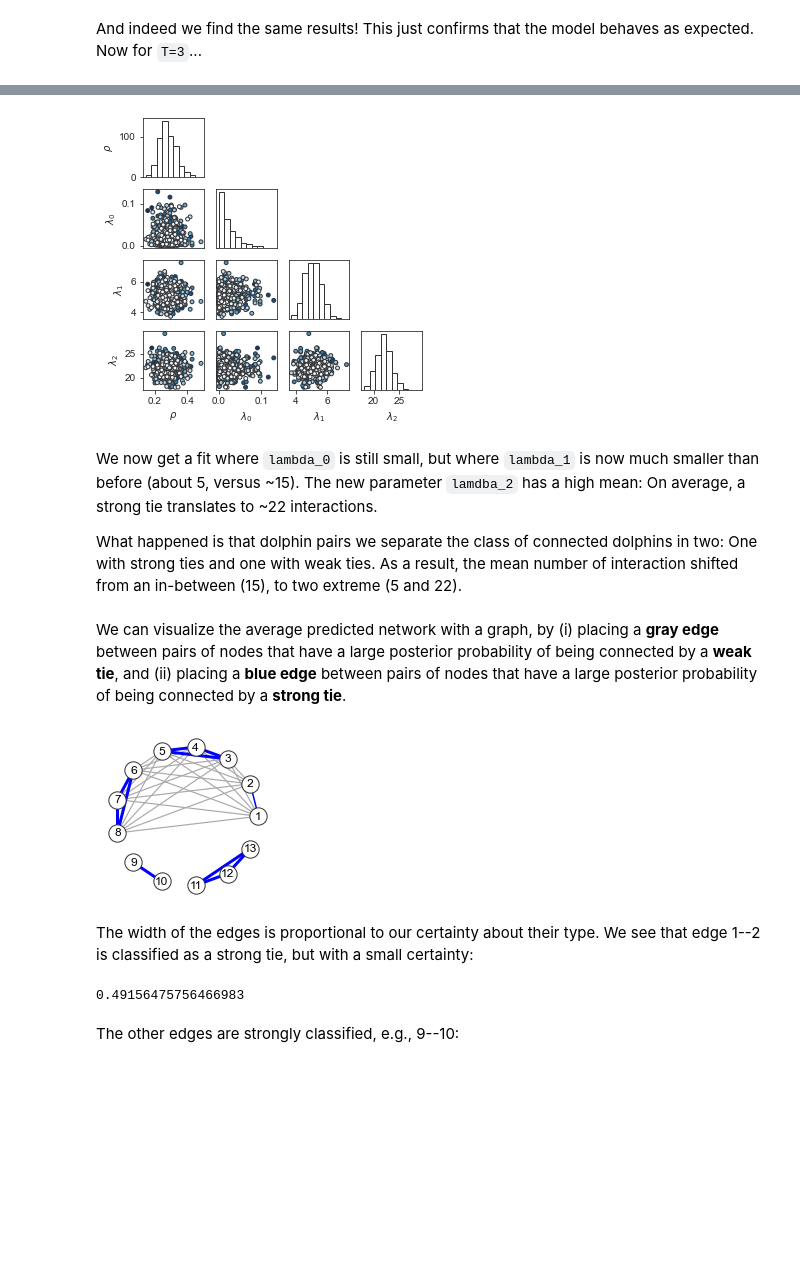
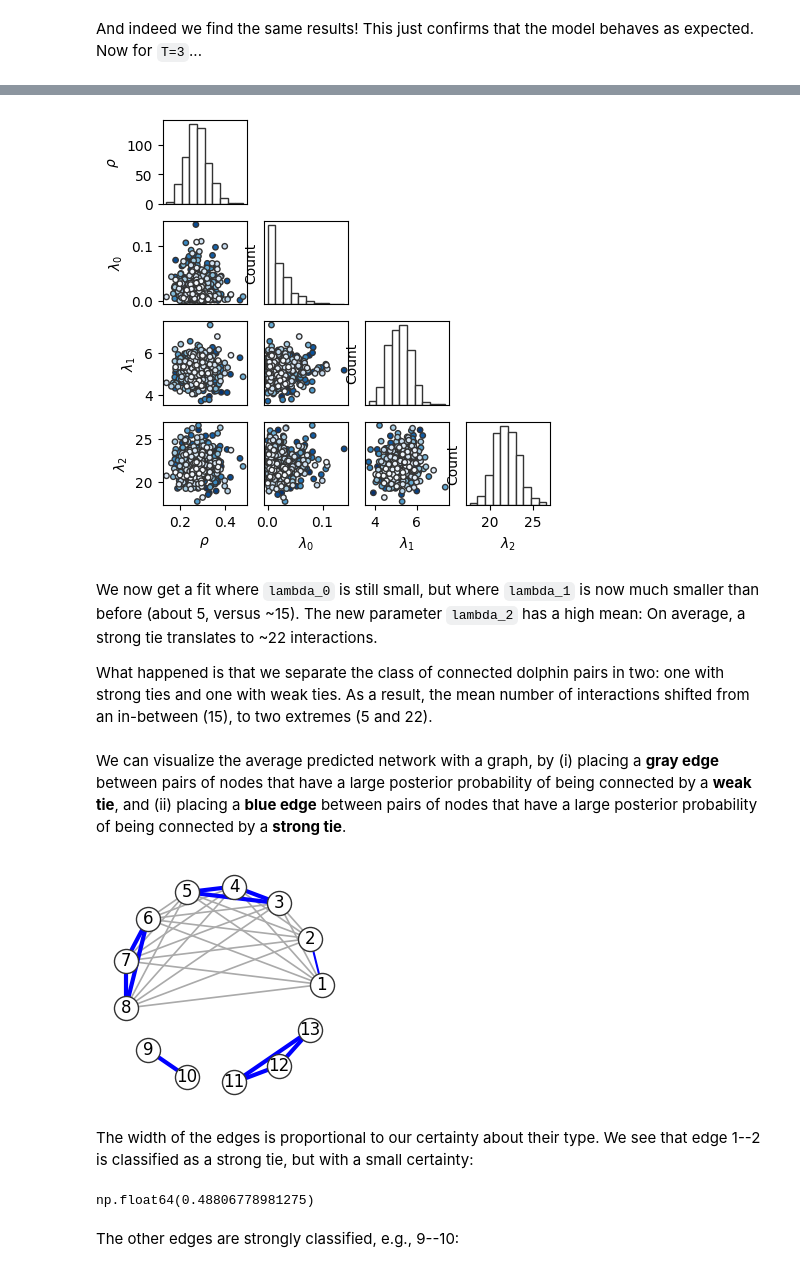
Before and after one commit to jg-you/noisy-networks-measurements, a Jupyter notebook: tutorial/tutorial.ipynb, the cells around one changed output, grey strips where cells are left out. Drawn from its saved outputs; the diff is of its cells as text; code cells hidden in the pictures; blank space fills up the shorter version.

```diff
--- a/tutorial/tutorial.ipynb
+++ b/tutorial/tutorial.ipynb
@@ -122,0 +115,2 @@ with open('../examples/poisson_data_ER_prior.bin', 'rb') as f:
+# %%
+model = CmdStanModel(stan_file='../examples/poisson_data_ER_prior.stan')
@@ -384,12 +387,12 @@ X_tilde = np.zeros((13, 13))
 for param_id in range(100):  # loop over the first 100 network samples
     for net_id in range(5):  # simulate 5 network samples for each parameter samples
         G = nx.Graph()
-        Q = fit['Q'][param_id,:]
-        for i,j in it.combinations(range(13), 2):
+        Q = Q_samples[param_id, :]
+        for i, j in it.combinations(range(13), 2):
             if np.random.rand() < Q[i, j]:
-                X_tilde[i,j] += float(np.random.poisson(fit['rates'][param_id, 1]))
+                X_tilde[i, j] += float(np.random.poisson(rates[param_id, 1]))
             else:
-                X_tilde[i,j] += float(np.random.poisson(fit['rates'][param_id, 0]))
+                X_tilde[i, j] += float(np.random.poisson(rates[param_id, 0]))
 
 # Normalize and symmetrize
 X_tilde /= 500
@@ -525,0 +522,2 @@ with open('../examples/multitype_poisson_data_ER_prior.bin', 'rb') as f:
+# %%
+model = CmdStanModel(stan_file='../examples/multitype_poisson_data_ER_prior.stan')
@@ -593,8 +599,13 @@ for i, pdata in enumerate(it.combinations_with_replacement(plot_data, 2)):
 And indeed we find the same results! This just confirms that the model behaves as expected. Now for `T=3`...
 # %%
 # Sample
-fit = model.sampling(data={"n": X.shape[0],
-                           "X": X,
-                           'T': 3,
-                           "rates_std_prior": [100, 100, 100]})
+fit = model.sample(data={"n": X.shape[0],
+                         "X": X,
+                         'T': 3,
+                         "rates_std_prior": [100, 100, 100]})
+
+# Extract variables
+rho = fit.stan_variable('rho')
+rates = fit.stan_variable('rates')
+Q_samples = fit.stan_variable('Q')
 # %% [output]
@@ -603,71 +614,76 @@ WARNING:pystan:Rhat above 1.1 or below 0.9 indicates that the chains very likely
 # %%
-pp = pd.DataFrame(np.array([fit['rho'][:,1], fit['rates'][:,0], fit['rates'][:,1], fit['rates'][:,2]]).T, columns=[r'$\rho$', r'$\lambda_0$', r'$\lambda_1$', r'$\lambda_2$'])
+pp = pd.DataFrame(np.array([rho[:, 1], rates[:, 0], rates[:, 1], rates[:, 2]]).T, columns=[r'$\rho$', r'$\lambda_0$', r'$\lambda_1$', r'$\lambda_2$'])
 plt.figure(figsize=(5, 5))
-plot_idx = {0:1, 1:5, 2:9, 3:13, 4:6, 5:10, 6:14, 7:11, 8:15, 9:16}
-plot_data = [{'name': 'rho', 'label': r'$\rho$', 'samples': fit['rho'][subset,1]},
-             {'name': 'l0', 'label': r'$\lambda_0$', 'samples': fit['rates'][subset,0]},
-             {'name': 'l1', 'label': r'$\lambda_1$', 'samples': fit['rates'][subset,1]},
-             {'name': 'l2', 'label': r'$\lambda_2$', 'samples': fit['rates'][subset,2]}]
+plot_idx = {0: 1, 1: 5, 2: 9, 3: 13, 4: 6, 5: 10, 6: 14, 7: 11, 8: 15, 9: 16}
+plot_data = [{'name': 'rho', 'label': r'$\rho$', 'samples': rho[subset, 1]},
+             {'name': 'l0', 'label': r'$\lambda_0$', 'samples': rates[subset, 0]},
+             {'name': 'l1', 'label': r'$\lambda_1$', 'samples': rates[subset, 1]},
+             {'name': 'l2', 'label': r'$\lambda_2$', 'samples': rates[subset, 2]}]
 for i, pdata in enumerate(it.combinations_with_replacement(plot_data, 2)):
     plt.subplot(4, 4, plot_idx[i])
     if pdata[0]['name'] == pdata[1]['name']:
         # diagonal, histogram
-        sns.distplot(pdata[0]['samples'], kde=False, color='w', hist_kws={"edgecolor" : '#333333', 'lw':1, 'alpha':1}, bins=10)
+        sns.histplot(pdata[0]['samples'], kde=False, color='w', edgecolor='#333333', linewidth=1, alpha=1, bins=10)
     else:
         # pairs
         plt.scatter(pdata[0]['samples'], pdata[1]['samples'], s=15, edgecolor='#333333', linewidth=1, c=subset, alpha=1, cmap=plt.cm.Blues_r)
     if plot_idx[i] < 13:
-        plt.xticks([],[])
+        plt.xticks([], [])
     else:
         plt.xlabel(pdata[0]['label'])
-    if plot_idx[i] not in [1,5,9, 13]:
-        plt.yticks([],[])
+    if plot_idx[i] not in [1, 5, 9, 13]:
+        plt.yticks([], [])
     else:
         plt.ylabel(pdata[1]['label'])
 # %% [output]
-[figure, old version]
+[figure, new version]
 # %% [markdown]
-We now get a fit where `lambda_0` is still small, but where `lambda_1` is now much smaller than before (about 5, versus ~15). The new parameter `lamdba_2` has a high mean: On average, a strong tie translates to ~22 interactions.
+We now get a fit where `lambda_0` is still small, but where `lambda_1` is now much smaller than before (about 5, versus ~15). The new parameter `lambda_2` has a high mean: On average, a strong tie translates to ~22 interactions.
 
-What happened is that dolphin pairs we separate the class of connected dolphins in two: One with strong ties and one with weak ties. As a result, the mean number of interaction shifted from an in-between (15), to two extreme (5 and 22).
+What happened is that we separate the class of connected dolphin pairs in two: one with strong ties and one with weak ties. As a result, the mean number of interactions shifted from an in-between (15), to two extremes (5 and 22).
 # %% [markdown]
 We can visualize the average predicted network with a graph, by (i) placing a **gray edge** between pairs of nodes that have a large posterior probability of being connected by a **weak tie**, and (ii) placing a **blue edge** between pairs of nodes that have a large posterior probability of being connected by a **strong tie**.
 # %%
-Q0 = np.mean(fit['Q'][:,:,:,0], axis=0)
-Q1 = np.mean(fit['Q'][:,:,:,1], axis=0)
+Q0 = np.mean(Q_samples[:, :, :, 0], axis=0)
+Q1 = np.mean(Q_samples[:, :, :, 1], axis=0)
 Q2 = np.ones_like(Q0) - Q1 - Q0
+
+# Zero out diagonals to avoid self-loops
+np.fill_diagonal(Q1, 0)
+np.fill_diagonal(Q2, 0)
+
 G1 = nx.Graph(Q1)
 G2 = nx.Graph(Q2)
 pos = nx.circular_layout(G1)
-for u,v in it.combinations(G1.nodes(), 2):
+for u, v in it.combinations(G1.nodes(), 2):
     if Q1[u, v] < 0.1:
         G1.remove_edge(u, v)
-for u,v in it.combinations(G1.nodes(), 2):
+for u, v in it.combinations(G1.nodes(), 2):
     if Q2[u, v] < 0.1:
         G2.remove_edge(u, v)
 
 
-plt.figure(figsize=(3,3))
+plt.figure(figsize=(3, 3))
 nx.draw_networkx_nodes(G1, pos=pos, node_color='w', edgecolors='#333333')
-nx.draw_networkx_labels(G1, pos, labels={i : str(i + 1) for i in range(13)}, font_color='k');
+nx.draw_networkx_labels(G1, pos, labels={i: str(i + 1) for i in range(13)}, font_color='k');
 
 w1 = nx.get_edge_attributes(G1, 'weight')
 w2 = nx.get_edge_attributes(G2, 'weight')
-nx.draw_networkx_edges(G1, pos=pos, width=[1.2*w1[e] for e in G1.edges()], edge_color="#AAAAAA")
-nx.draw_networkx_edges(G2, pos=pos, width=[3*w2[e] for e in G2.edges()], edge_color='blue')
+nx.draw_networkx_edges(G1, pos=pos, width=[1.2 * w1[e] for e in G1.edges()], edge_color="#AAAAAA")
+nx.draw_networkx_edges(G2, pos=pos, width=[3 * w2[e] for e in G2.edges()], edge_color='blue')
 sns.despine(ax=plt.gca(), left=True, bottom=True)
 
 
 plt.xlim(-1.17, 1.17)
 plt.ylim(-1.17, 1.17);
 # %% [output]
-[figure, old version]
+[figure, new version]
 # %% [markdown]
 The width of the edges is proportional to our certainty about their type. We see that edge 1--2 is classified as a strong tie, but with a small certainty:
 # %%
-np.mean(fit['Q'][:,0,1,2])  # we used a 1-indexing the figure and 0-indexing in the code.
+np.mean(Q_samples[:, 0, 1, 2])  # we used a 1-indexing the figure and 0-indexing in the code.
 # %% [output]
-0.49156475756466983
+np.float64(0.48806778981275)
 # %% [markdown]
 The other edges are strongly classified, e.g., 9--10:
 # %%
```
Also changed, not shown: parts of 70 cells of this notebook, 3 other files.
